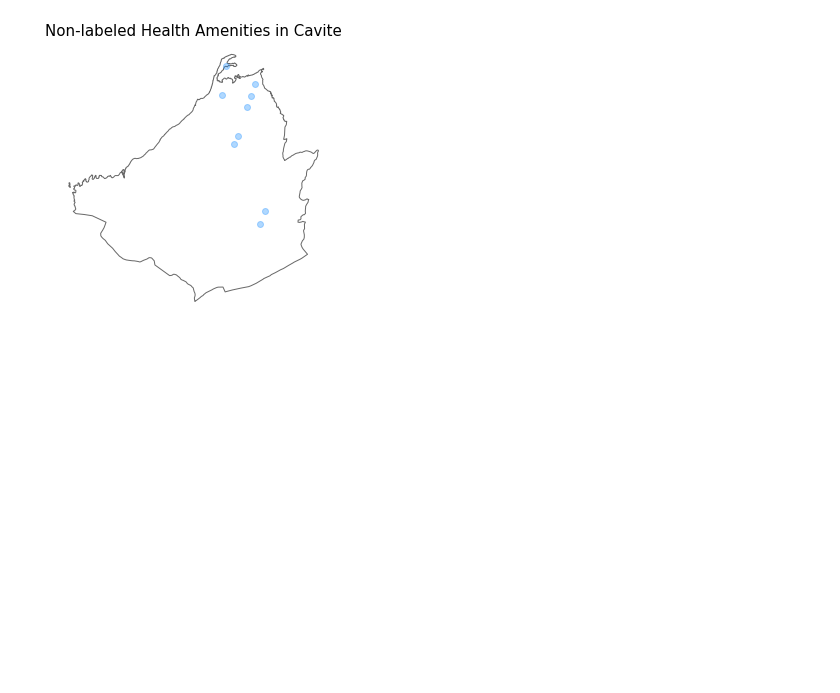
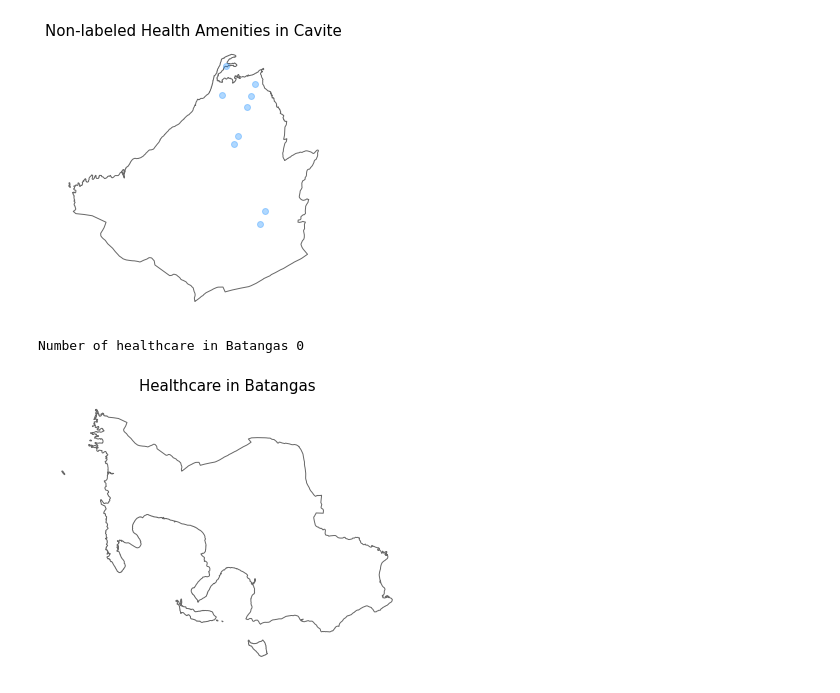
Before and after one commit to jasonevangelista/DATASCI-Notebooks, a Jupyter notebook: 08-Geospatial-Data-EVANGELISTA.ipynb, the cells around one changed output. Saved outputs shown, nothing was run; the diff lists cells and outputs as text; code cells hidden in the pictures; blank space fills up the shorter version.

```diff
--- a/08-Geospatial-Data-EVANGELISTA.ipynb
+++ b/08-Geospatial-Data-EVANGELISTA.ipynb
@@ -702,3 +692,22 @@ Number of Non-labeled Health Amenities in Metropolitan Manila: 160
 Number of Non-labeled Health Amenities in Cavite: 9
 [figure]
 [figure]
+# %%
+# fig = plt.figure(figsize=(15, 10))
+# ax = fig.add_subplot(111)
+# mm.plot(ax=ax, color='white', edgecolor='dimgray')
+# healthcare_mm.plot(ax=ax, color='dodgerblue', alpha=0.35, legend=True)
+# ax.set_title('Healthcare in Metropolitan Manila', fontsize=15)
+# ax.axis('off');
+# print('Number of healthcare in Metropolitan Manila', len(healthcare_mm.index))
+
+fig = plt.figure(figsize=(10, 5))
+ax = fig.add_subplot(111)
+bt.plot(ax=ax, color='white', edgecolor='dimgray')
+# healthcare_bt.plot(ax=ax, color='dodgerblue', alpha=0.35, legend=True)
+ax.set_title('Healthcare in Batangas', fontsize=15)
+ax.axis('off');
+print('Number of healthcare in Batangas', len(healthcare_bt.index))
+# %% [output]
+Number of healthcare in Batangas 0
+[figure, added]
```
Also changed, not shown: parts of 3 cells of this notebook.
